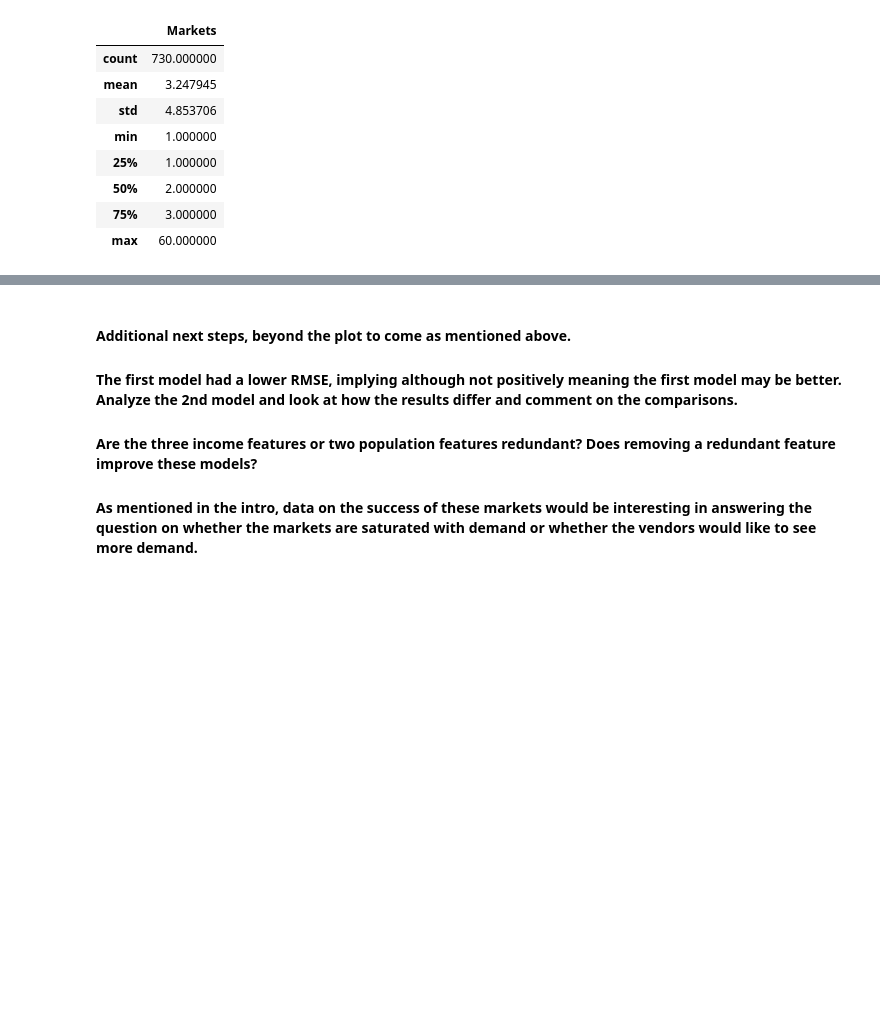
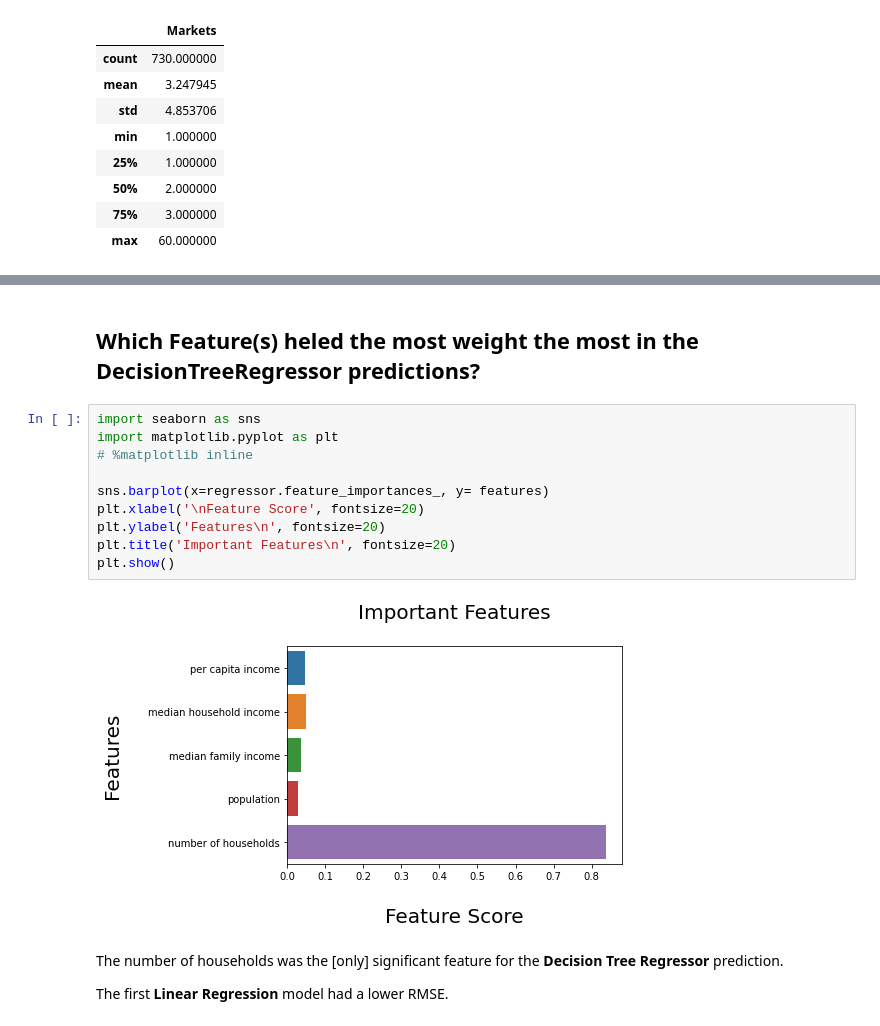
Before and after one commit to wpbSabi/machine_learning, a Jupyter notebook: farmers_markets.ipynb, the cells around one changed output, grey strips where cells are left out. Saved outputs shown, nothing was run; the diff lists cells and outputs as text; blank space fills up the shorter version.

Commit message:
added feature importance chart

```diff
--- a/farmers_markets.ipynb
+++ b/farmers_markets.ipynb
@@ -550,5 +548,18 @@ print(RMSE)
-# %% [markdown]
-#### Additional next steps, beyond the plot to come as mentioned above.
-#### The first model had a lower RMSE, implying although not positively meaning the first model may be better.  Analyze the 2nd model and look at how the results differ and comment on the comparisons.
-#### Are the three income features or two population features redundant? Does removing a redundant feature improve these models?
-#### As mentioned in the intro, data on the success of these markets would be interesting in answering the question on whether the markets are saturated with demand or whether the vendors would like to see more demand.
+# %% [markdown]
+## Which Feature(s) heled the most weight the most in the DecisionTreeRegressor predictions?
+# %%
+import seaborn as sns
+import matplotlib.pyplot as plt
+# %matplotlib inline
+
+sns.barplot(x=regressor.feature_importances_, y= features)
+plt.xlabel('\nFeature Score', fontsize=20)
+plt.ylabel('Features\n', fontsize=20)
+plt.title('Important Features\n', fontsize=20)
+plt.show()
+# %% [output]
+[figure, added]
+# %% [markdown]
+The number of households was the [only] significant feature for the **Decision Tree Regressor** prediction.
+
+The first **Linear Regression** model had a lower RMSE.
```
Also changed, not shown: parts of 8 cells of this notebook.
